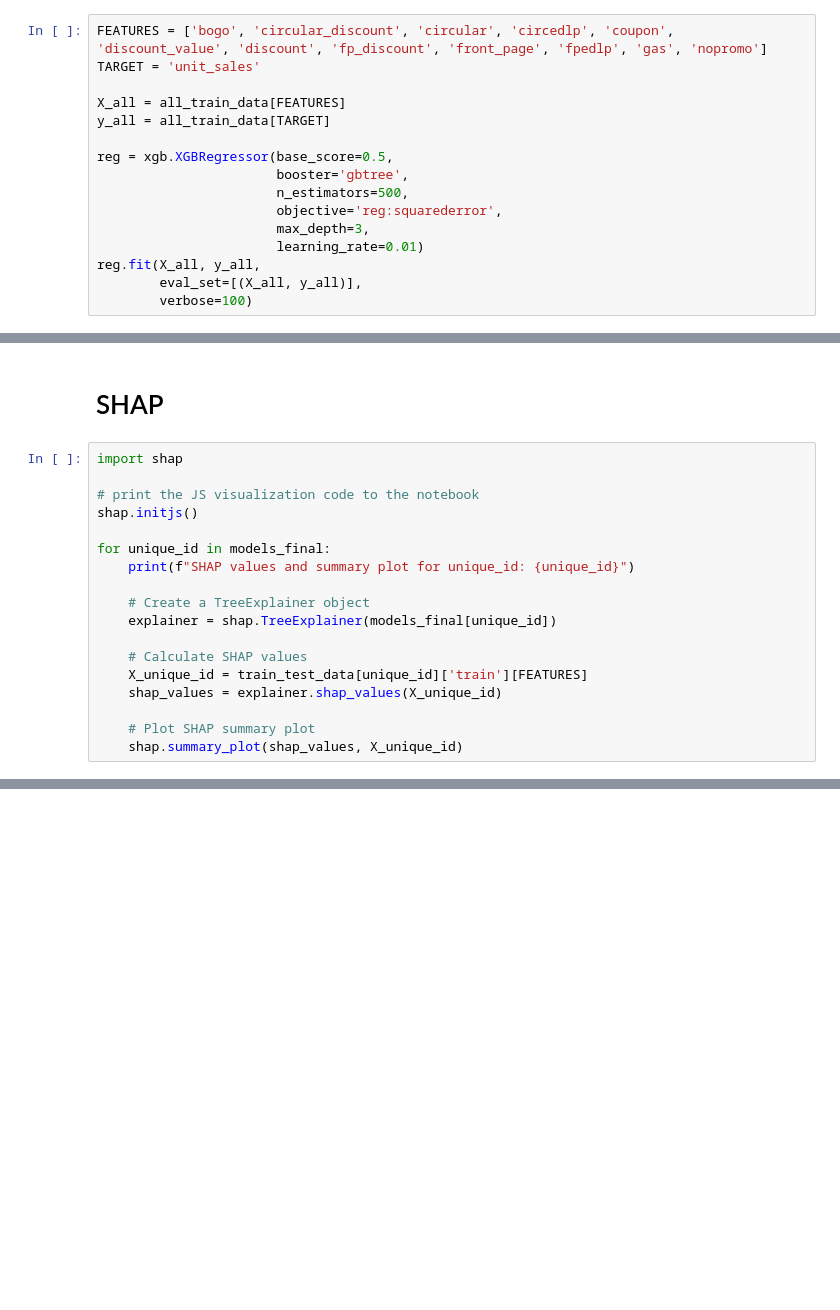
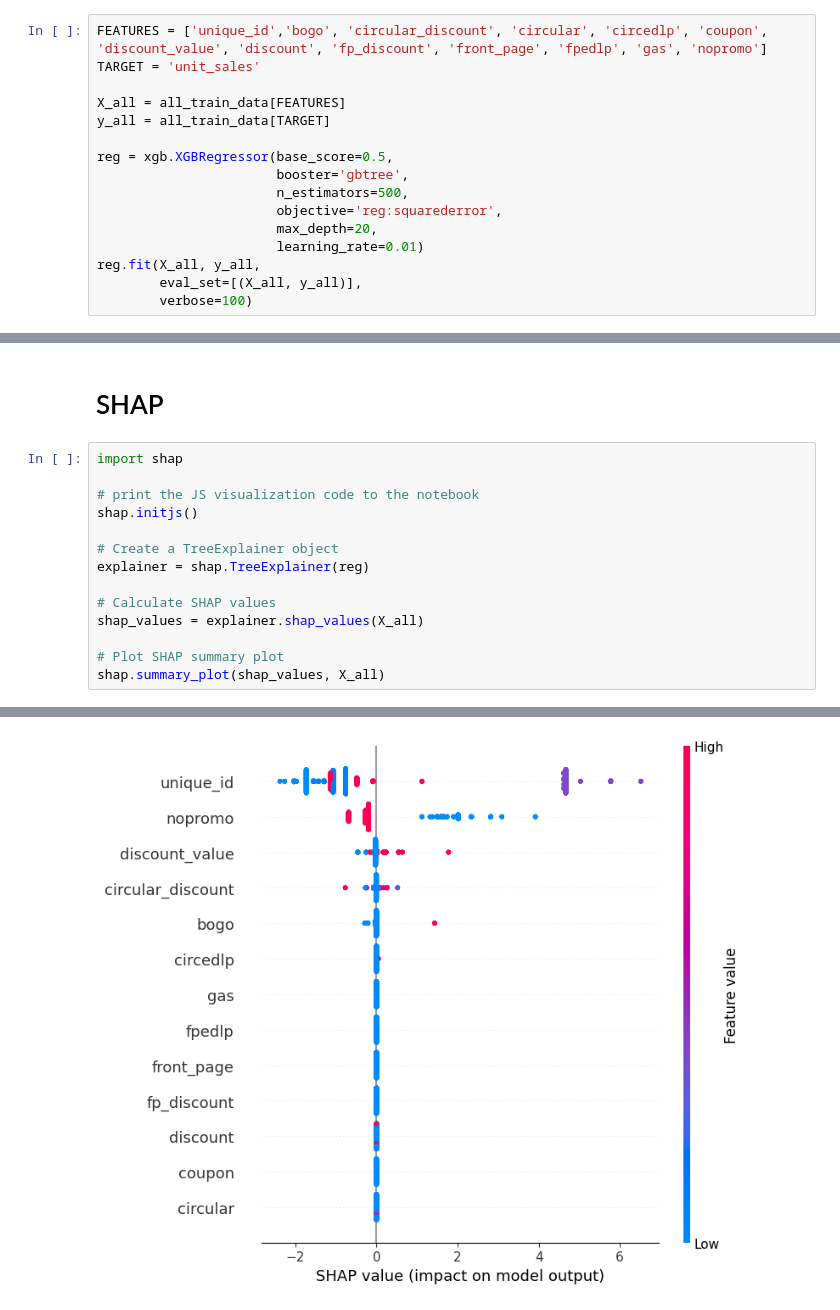
Before and after one commit to mgmicael77/FORECAST, a Jupyter notebook: xgboost-rc.ipynb, the cells around one changed output, grey strips where cells are left out. Cells and saved outputs as stored; diff of their text form; blank space fills up the shorter version.

```diff
--- a/xgboost-rc.ipynb
+++ b/xgboost-rc.ipynb
@@ -145,5 +165,5 @@ print(f'Fold scores: {scores}')
 # %%
-FEATURES = ['bogo', 'circular_discount', 'circular', 'circedlp', 'coupon', 'discount_value', 'discount', 'fp_discount', 'front_page', 'fpedlp', 'gas', 'nopromo']
+FEATURES = ['unique_id','bogo', 'circular_discount', 'circular', 'circedlp', 'coupon', 'discount_value', 'discount', 'fp_discount', 'front_page', 'fpedlp', 'gas', 'nopromo']
 TARGET = 'unit_sales'
 
 X_all = all_train_data[FEATURES]
@@ -153,7 +173,7 @@ reg = xgb.XGBRegressor(base_score=0.5,
                        booster='gbtree',
                        n_estimators=500,
                        objective='reg:squarederror',
-                       max_depth=3,
+                       max_depth=20,
                        learning_rate=0.01)
 reg.fit(X_all, y_all,
         eval_set=[(X_all, y_all)],
@@ -339,15 +459,12 @@ import shap
 # print the JS visualization code to the notebook
 shap.initjs()
 
-for unique_id in models_final:
-    print(f"SHAP values and summary plot for unique_id: {unique_id}")
+# Create a TreeExplainer object
+explainer = shap.TreeExplainer(reg)
 
-    # Create a TreeExplainer object
-    explainer = shap.TreeExplainer(models_final[unique_id])
+# Calculate SHAP values
+shap_values = explainer.shap_values(X_all)
 
-    # Calculate SHAP values
-    X_unique_id = train_test_data[unique_id]['train'][FEATURES]
-    shap_values = explainer.shap_values(X_unique_id)
-
-    # Plot SHAP summary plot
-    shap.summary_plot(shap_values, X_unique_id)
+# Plot SHAP summary plot
+shap.summary_plot(shap_values, X_all)
+# %% [output]
@@ -354 +474,2 @@ for unique_id in models_final:
+[figure, added]
 # %%
```
Also changed, not shown: parts of 13 cells of this notebook.
